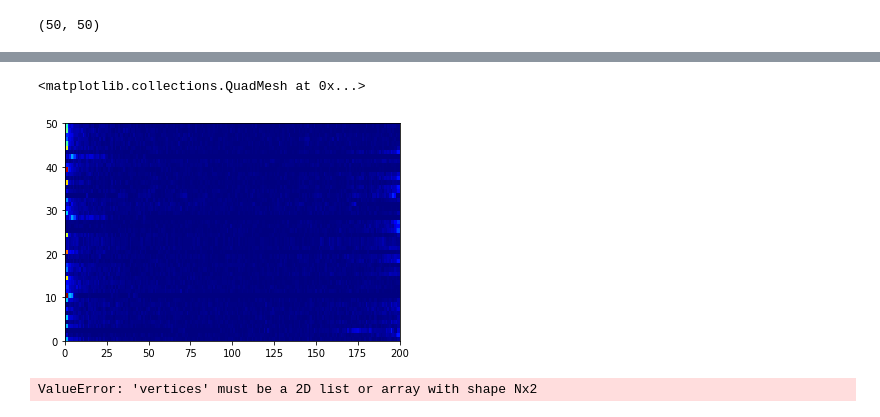
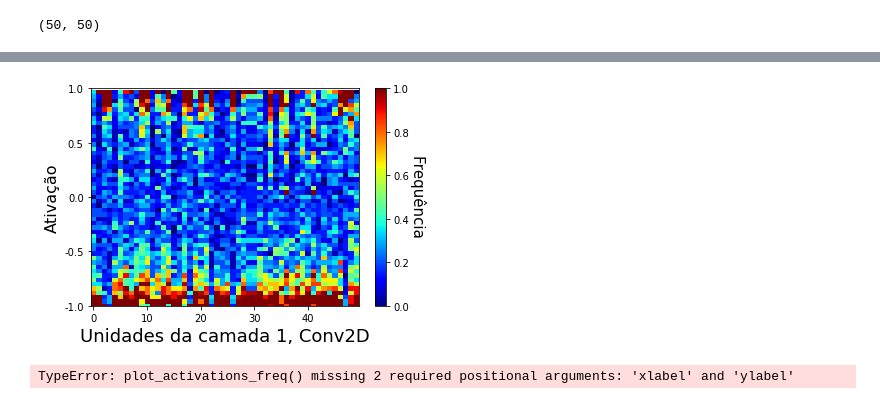
Before and after one commit to fmromeiro/tdnn-ptb, a Jupyter notebook: ptb_word_tdnn_keras-2d.ipynb, the cells around one changed output, grey strips where cells are left out. Cells and saved outputs as stored; diff of their text form; code cells hidden in the pictures.

```diff
--- a/ptb_word_tdnn_keras-2d.ipynb
+++ b/ptb_word_tdnn_keras-2d.ipynb
@@ -331,4 +274,0 @@ plt.show()
-# %%
-ax = plt.gca()
-ax.invert_yaxis()
-plt.imshow(sla.transpose(), aspect="auto", interpolation="nearest")#cmap=matplotlib.cm.jet, aspect="auto")
@@ -338,13 +275,34 @@ plt.imshow(sla.transpose(), aspect="auto", interpolation="nearest")#cmap=matplot
-# %%
-plt.pcolormesh(sla, cmap=matplotlib.cm.jet)
-# %% [output]
-<matplotlib.collections.QuadMesh at 0x...>
-[figure, removed]
-# %%
-pc = matplotlib.collections.PolyCollection(results2)
-fig, ax = pl.subplots()
-ax.add_collection(pc)
-ax.autoscale()
-pl.colorbar(mappable=pc)
-# %% [output]
-ValueError: 'vertices' must be a 2D list or array with shape Nx2
+# %%
+def plot_activations_freq(data, xlabel, ylabel, cbar=False, cbarlabel=None, cmap=matplotlib.cm.jet, bins=50, range=None,
+                         hist_transpose=True, file=None, tick_label_amnt=5, interpolation=None, invert_yaxis=True):
+    hist = [np.histogram(x, bins=50, density=True, range=(-1,1))[0] for x in data.transpose()]
+    hist = np.asarray(hist)
+    if hist_transpose:
+        hist = hist.transpose()
+    ax = plt.imshow(hist, cmap=cmap, vmin=0, vmax=1, aspect = "auto", interpolation=interpolation)
+    if cbar:
+        cbar = plt.colorbar()
+        if cbarlabel is not None:
+            cbar.set_label(cbarlabel, rotation=270, labelpad=15, size=15)
+            cbar.labelpad = 70
+    if invert_yaxis:
+        ax.axes.invert_yaxis()
+    ax.axes.set_yticklabels(np.arange(-1.0,1.1,2/(tick_label_amnt-1)))
+    plt.yticks(np.arange(0, len(data[0]) + 1, len(data[0])/(tick_label_amnt-1)))
+    plt.ylim(0,len(data[0]))
+    #ax.axes.yaxis.set_major_formatter(FormatStrFormatter('%.1f'))
+    #ax.axes.tick_params("y", labeltop=True)
+    #ax.axes.bar(np.arange(-1.,1.,0.5), 5, width=0.8, align='center')
+    #ax.axes.set(yticks=np.arange(-1.,1.,0.5), xlim=[-1, 10])
+    #x.axes.margins(y=0, x=0
+    plt.xlabel('Unidades da camada 1, Conv2D', fontsize=18)
+    plt.ylabel('Ativação', fontsize=16)
+    plt.show()
+# %%
+plot_activations_freq(results1, "Ativações", "Unidades da camada 1, Conv2D", cbar=True, cbarlabel="Frequência")
+# %% [output]
+[figure, added]
+# %%
+plot_activations_freq(results2)
+# %% [output]
+TypeError: plot_activations_freq() missing 2 required positional arguments: 'xlabel' and 'ylabel'
```
Also changed, not shown: parts of 12 cells of this notebook.
